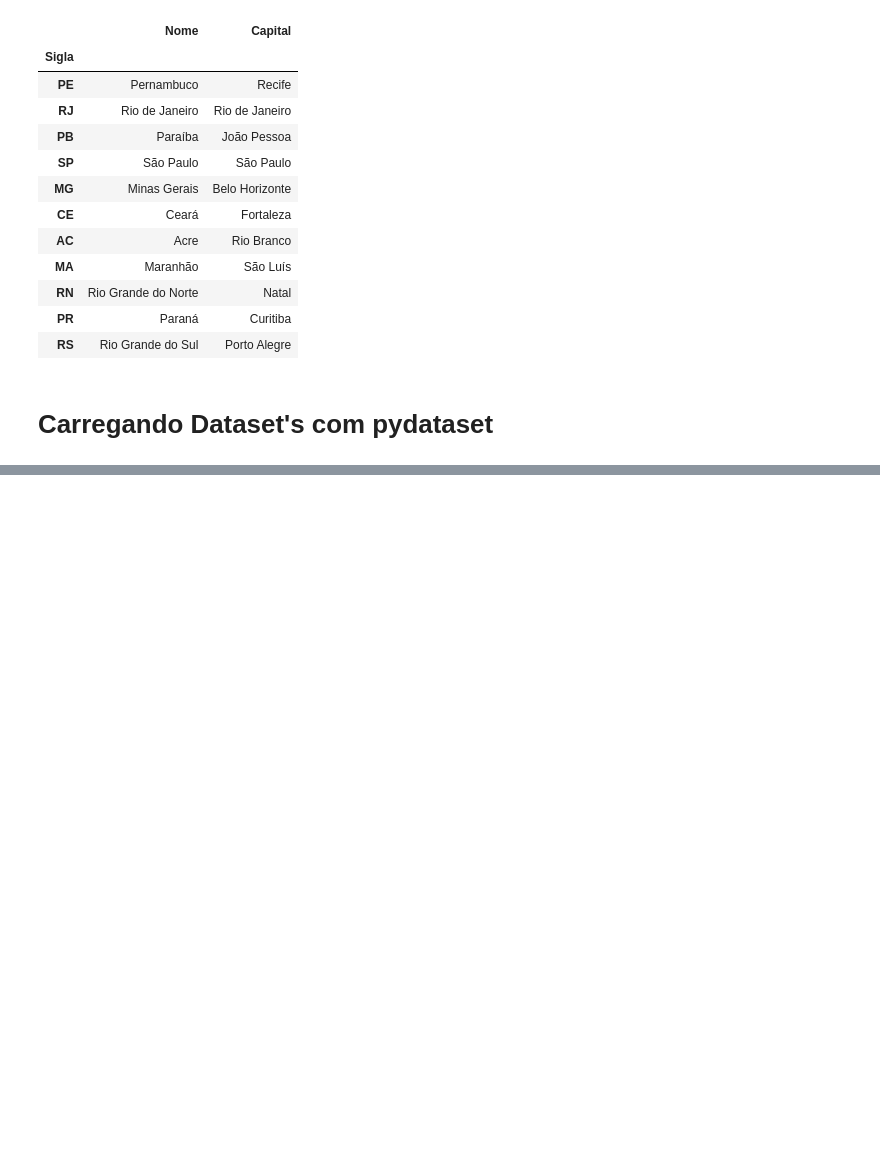
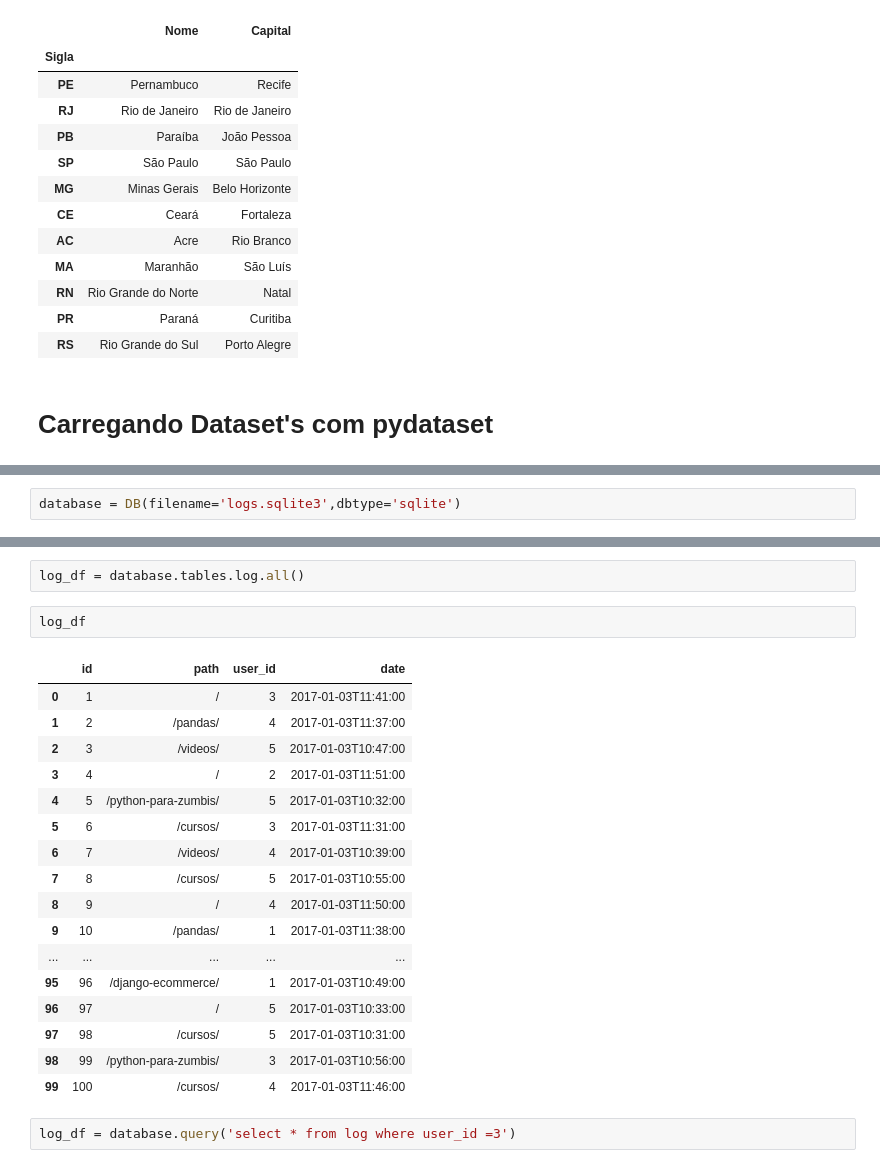
Before and after one commit to lucascarrafa/python_datascience, a Jupyter notebook: _pandas.ipynb, the cells around one changed output, grey strips where cells are left out. Drawn from its saved outputs; the diff is of its cells as text; blank space fills up the shorter version.

```diff
--- a/_pandas.ipynb
+++ b/_pandas.ipynb
@@ -279,0 +385,2 @@ df
+# %%
+database = DB(filename='logs.sqlite3',dbtype='sqlite')
@@ -279,0 +405,24 @@ df
+# %%
+log_df = database.tables.log.all()
+# %%
+log_df
+# %% [output]
+|  | id | path | user_id | date |
+| 0 | 1 | / | 3 | 2017-01-03T11:41:00 |
+| 1 | 2 | /pandas/ | 4 | 2017-01-03T11:37:00 |
+| 2 | 3 | /videos/ | 5 | 2017-01-03T10:47:00 |
+| 3 | 4 | / | 2 | 2017-01-03T11:51:00 |
+| 4 | 5 | /python-para-zumbis/ | 5 | 2017-01-03T10:32:00 |
+| 5 | 6 | /cursos/ | 3 | 2017-01-03T11:31:00 |
+| 6 | 7 | /videos/ | 4 | 2017-01-03T10:39:00 |
+| 7 | 8 | /cursos/ | 5 | 2017-01-03T10:55:00 |
+| 8 | 9 | / | 4 | 2017-01-03T11:50:00 |
+| 9 | 10 | /pandas/ | 1 | 2017-01-03T11:38:00 |
+| ... | ... | ... | ... | ... |
+| 95 | 96 | /django-ecommerce/ | 1 | 2017-01-03T10:49:00 |
+| 96 | 97 | / | 5 | 2017-01-03T10:33:00 |
+| 97 | 98 | /cursos/ | 5 | 2017-01-03T10:31:00 |
+| 98 | 99 | /python-para-zumbis/ | 3 | 2017-01-03T10:56:00 |
+| 99 | 100 | /cursos/ | 4 | 2017-01-03T11:46:00 |
+# %%
+log_df = database.query('select * from log where user_id =3')
```
Also changed, not shown: parts of 19 cells of this notebook, 1 other file.
